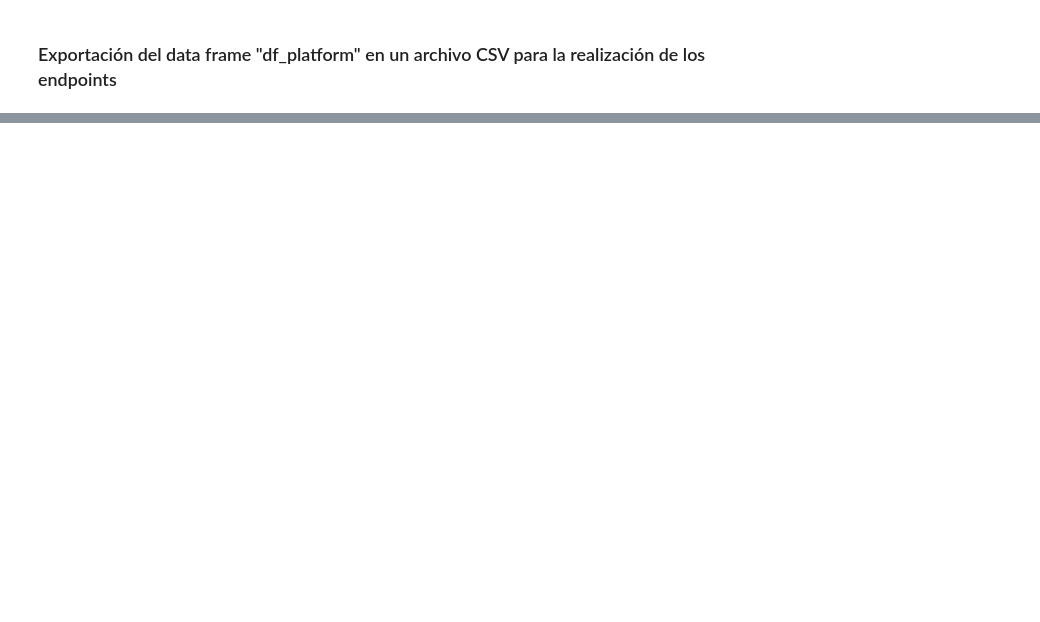
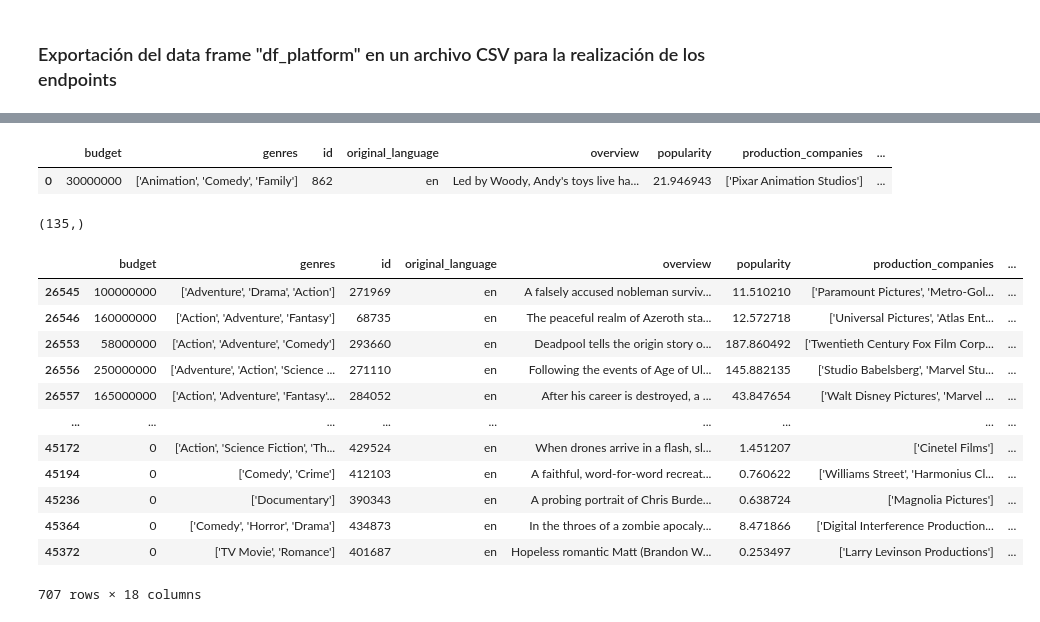
Before and after one commit to JersonGB22/ProyectoIndividual1_MLOps_IMDb, a Jupyter notebook: Transformaciones.ipynb, the cells around one changed output, grey strips where cells are left out. Cells and saved outputs as stored; diff of their text form; code cells hidden in the pictures; blank space fills up the shorter version.

```diff
--- a/Transformaciones.ipynb
+++ b/Transformaciones.ipynb
@@ -234,0 +278,6 @@ df_movie.to_csv("movie_transformation.csv",index=False)
+# %%
+# Cantidad de películas producidas por un determinado país en determinado año
+df.head(1)
+# %% [output]
+|  | budget | genres | id | original_language | overview | popularity | production_companies | ... |
+| 0 | 30000000 | ['Animation', 'Comedy', 'Family'] | 862 | en | Led by Woody, Andy's toys live ha... | 21.946943 | ['Pixar Animation Studios'] | ... |
@@ -234,0 +286,23 @@ df_movie.to_csv("movie_transformation.csv",index=False)
+# %%
+country='United States of America'
+year=2016
+# %%
+np.sort(df.release_year.dropna().unique())
+# %% [output]
+(135,)
+# %%
+df[(df.production_countries.apply(lambda x: country in eval(x))) & (df.release_year==year)]
+# %% [output]
+|  | budget | genres | id | original_language | overview | popularity | production_companies | ... |
+| 26545 | 100000000 | ['Adventure', 'Drama', 'Action'] | 271969 | en | A falsely accused nobleman surviv... | 11.510210 | ['Paramount Pictures', 'Metro-Gol... | ... |
+| 26546 | 160000000 | ['Action', 'Adventure', 'Fantasy'] | 68735 | en | The peaceful realm of Azeroth sta... | 12.572718 | ['Universal Pictures', 'Atlas Ent... | ... |
+| 26553 | 58000000 | ['Action', 'Adventure', 'Comedy'] | 293660 | en | Deadpool tells the origin story o... | 187.860492 | ['Twentieth Century Fox Film Corp... | ... |
+| 26556 | 250000000 | ['Adventure', 'Action', 'Science ... | 271110 | en | Following the events of Age of Ul... | 145.882135 | ['Studio Babelsberg', 'Marvel Stu... | ... |
+| 26557 | 165000000 | ['Action', 'Adventure', 'Fantasy'... | 284052 | en | After his career is destroyed, a ... | 43.847654 | ['Walt Disney Pictures', 'Marvel ... | ... |
+| ... | ... | ... | ... | ... | ... | ... | ... | ... |
+| 45172 | 0 | ['Action', 'Science Fiction', 'Th... | 429524 | en | When drones arrive in a flash, sl... | 1.451207 | ['Cinetel Films'] | ... |
+| 45194 | 0 | ['Comedy', 'Crime'] | 412103 | en | A faithful, word-for-word recreat... | 0.760622 | ['Williams Street', 'Harmonius Cl... | ... |
+| 45236 | 0 | ['Documentary'] | 390343 | en | A probing portrait of Chris Burde... | 0.638724 | ['Magnolia Pictures'] | ... |
+| 45364 | 0 | ['Comedy', 'Horror', 'Drama'] | 434873 | en | In the throes of a zombie apocaly... | 8.471866 | ['Digital Interference Production... | ... |
+| 45372 | 0 | ['TV Movie', 'Romance'] | 401687 | en | Hopeless romantic Matt (Brandon W... | 0.253497 | ['Larry Levinson Productions'] | ... |
+707 rows × 18 columns
```
Also changed, not shown: parts of 12 cells of this notebook, 2 other files.
